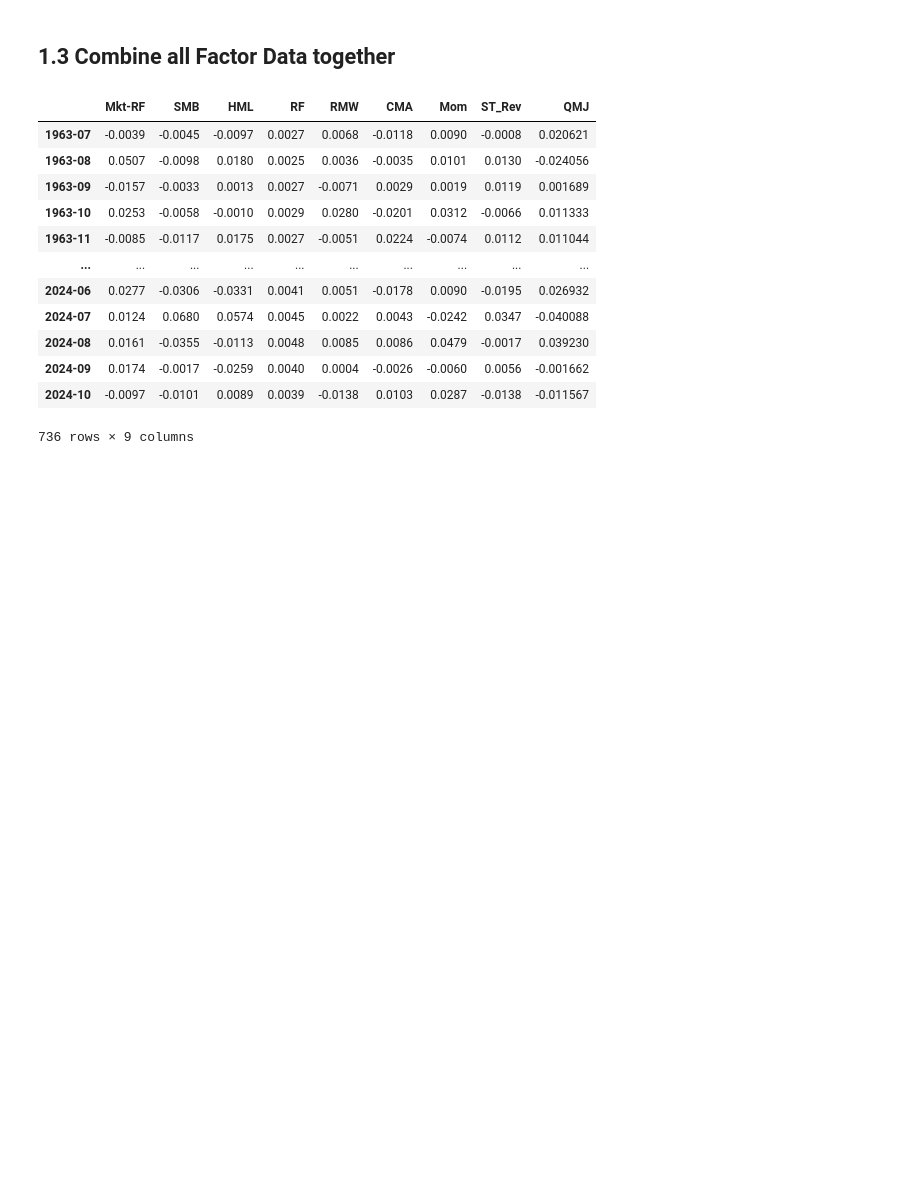
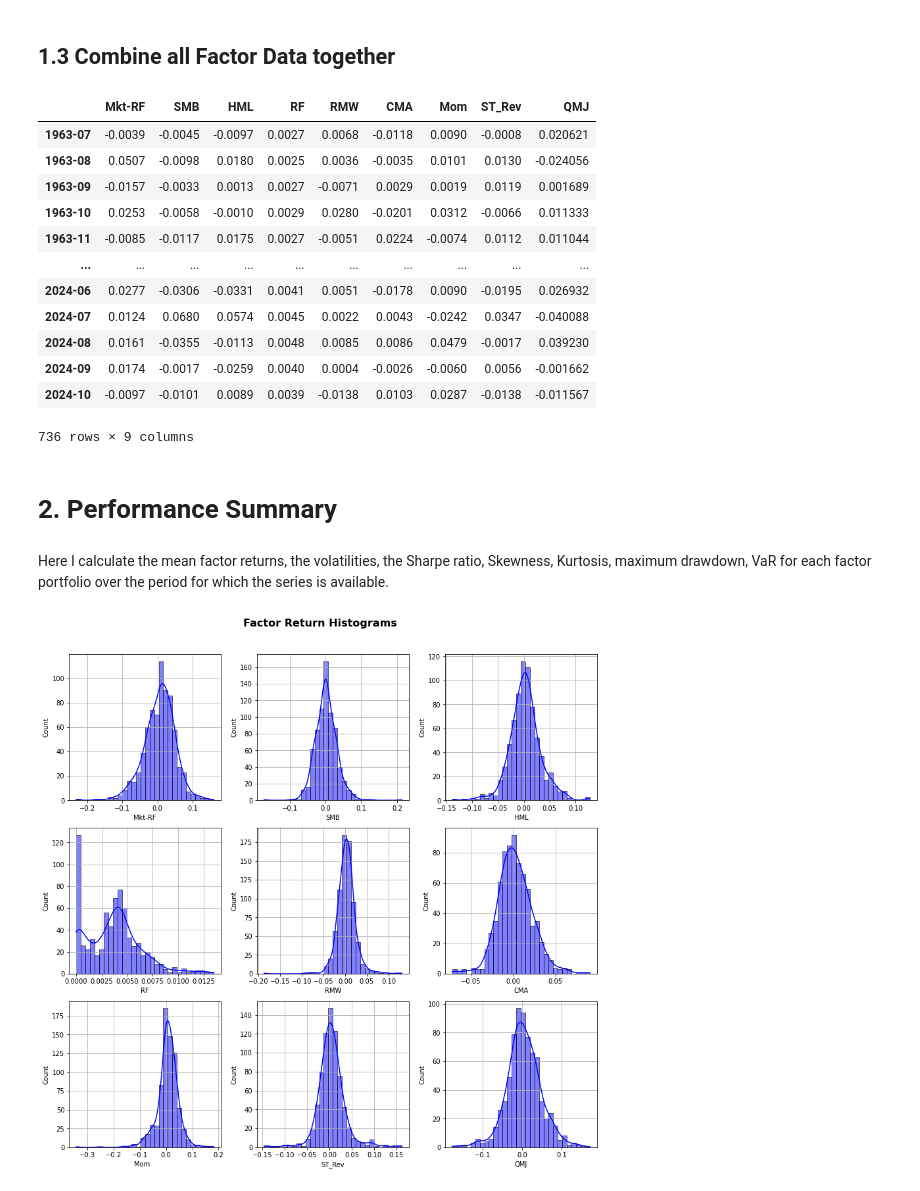
Before and after one commit to xiangyuli2021/factor_analysis, a Jupyter notebook: Factor_Analysis.ipynb, the cells around one changed output. Cells and saved outputs as stored; diff of their text form; code cells hidden in the pictures; blank space fills up the shorter version.

```diff
--- a/Factor_Analysis.ipynb
+++ b/Factor_Analysis.ipynb
@@ -134,3 +134,21 @@ raw_data
 | 2024-09 | 0.0174 | -0.0017 | -0.0259 | 0.0040 | 0.0004 | -0.0026 | -0.0060 | 0.0056 | -0.001662 |
 | 2024-10 | -0.0097 | -0.0101 | 0.0089 | 0.0039 | -0.0138 | 0.0103 | 0.0287 | -0.0138 | -0.011567 |
 736 rows × 9 columns
+# %% [markdown]
+# 2. Performance Summary
+# %% [markdown]
+Here I calculate the mean factor returns, the volatilities, the Sharpe ratio, Skewness, Kurtosis, maximum drawdown, VaR for each factor portfolio over the period for which the series is available.
+# %%
+fig, axes = plt.subplots(3,3,figsize=(12,12))
+axes = axes.flatten()
+
+for i, col in enumerate(raw_data.columns):
+    sns.histplot(raw_data[col],kde=True, bins=30, ax = axes[i],color='blue', edgecolor='black')
+    axes[i].grid(True)
+
+plt.tight_layout()
+fig.suptitle("Factor Return Histograms",fontsize=16,fontweight="bold")
+plt.tight_layout(rect=[0, 0, 1, 0.96])
+plt.show()
+# %% [output]
+[figure, added]
```
Also changed, not shown: parts of 7 cells of this notebook, 1 other file.
